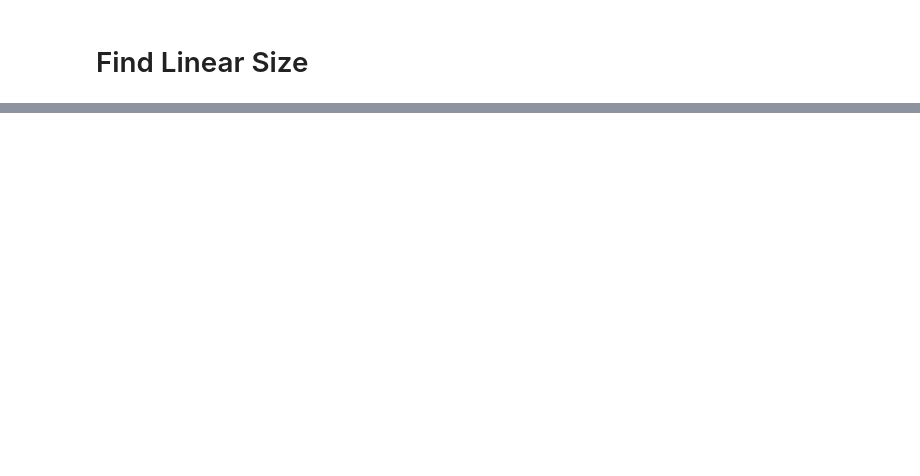
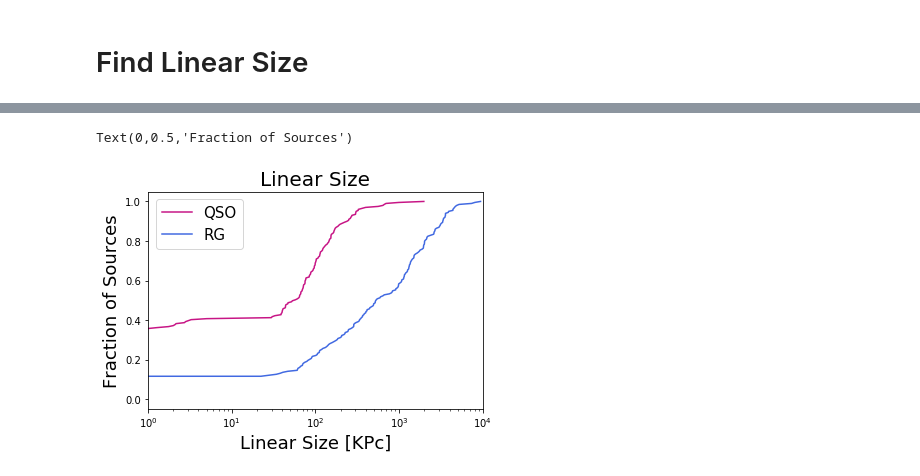
Before and after one commit to gfabj/Oxford-Research, a Jupyter notebook: Python/LOFAR_project.ipynb, the cells around one changed output, grey strips where cells are left out. Cells and saved outputs as stored; diff of their text form; code cells hidden in the pictures; blank space fills up the shorter version.

```diff
--- a/Python/LOFAR_project.ipynb
+++ b/Python/LOFAR_project.ipynb
@@ -234,0 +292,6 @@ ad_RG = array(cosmo.angular_diameter_distance(z_RG)*1e3)
+# %%
+for i in np.arange(len(DC_RG)):
+    if (LGZ_RG[i]==0):
+        print (DC_RG)
+    else:
+        DC_RG[i] = LGZ_RG[i]
@@ -236,3 +317,34 @@ ad_RG = array(cosmo.angular_diameter_distance(z_RG)*1e3)
 def LZ(ang_d,dc):
     linear_size = ang_d*dc*(np.pi/180)
     return linear_size
+# %%
+a = DC_MAJ[DC_MAJ != 0]
+a1 = DC_MAJ[:432,]
+b = DC_RG[DC_RG != 0]
+b1 = DC_RG[:5344,]
+
+L_QSO = array(LZ(ad_QSO,a1))
+L_RG = array(LZ(ad_RG,b1))
+# %%
+c1 = L_QSO[:200,]
+d1 = L_RG[:200,]
+
+
+bins_QSO = np.linspace(0, 1.0, num=200)
+bins_RG = np.linspace(0,1.0,num = 200)
+# %%
+c1.sort()
+d1.sort()
+# %%
+
+plt.plot(c1,bins_QSO, c = 'mediumvioletred', label = 'QSO')
+plt.plot(d1,bins_RG, c='royalblue', label = 'RG')
+plt.xscale('log')
+plt.xlim(1,1e4)
+plt.legend(loc=2, prop={'size': 15})
+plt.title('Linear Size', fontsize= 20)
+plt.xlabel('Linear Size [KPc]', fontsize =18)
+plt.ylabel('Fraction of Sources', fontsize =18)
+# %% [output]
+Text(0,0.5,'Fraction of Sources')
+[figure, added]
```
Also changed, not shown: parts of 31 cells of this notebook.
